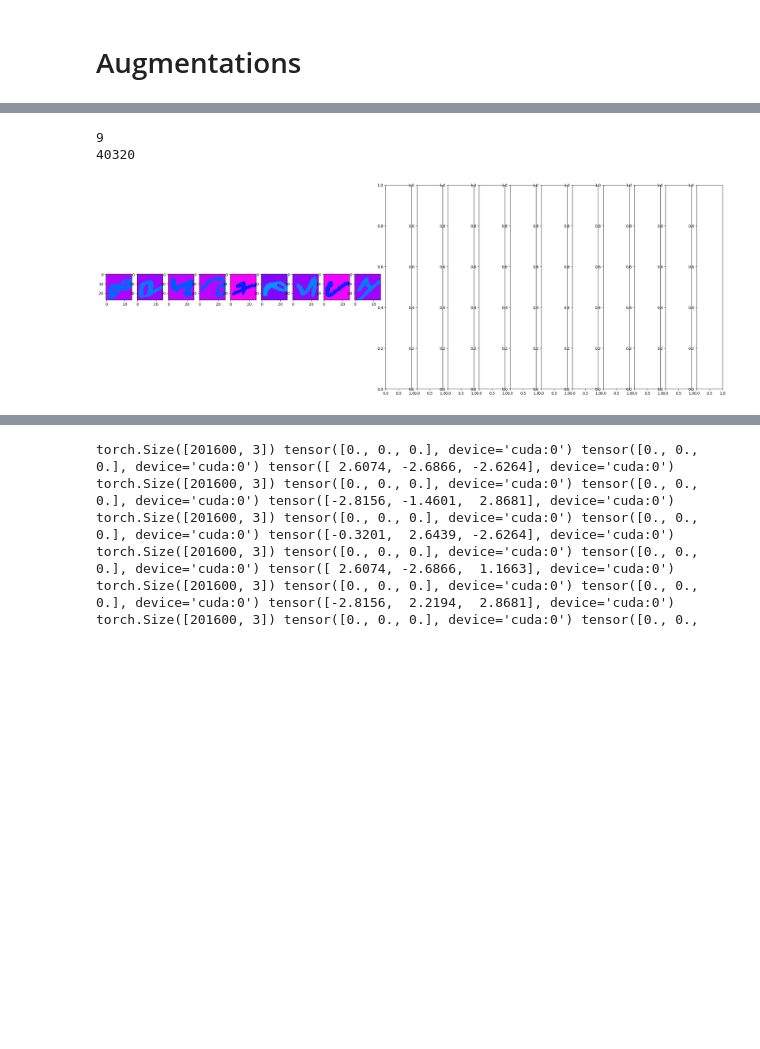
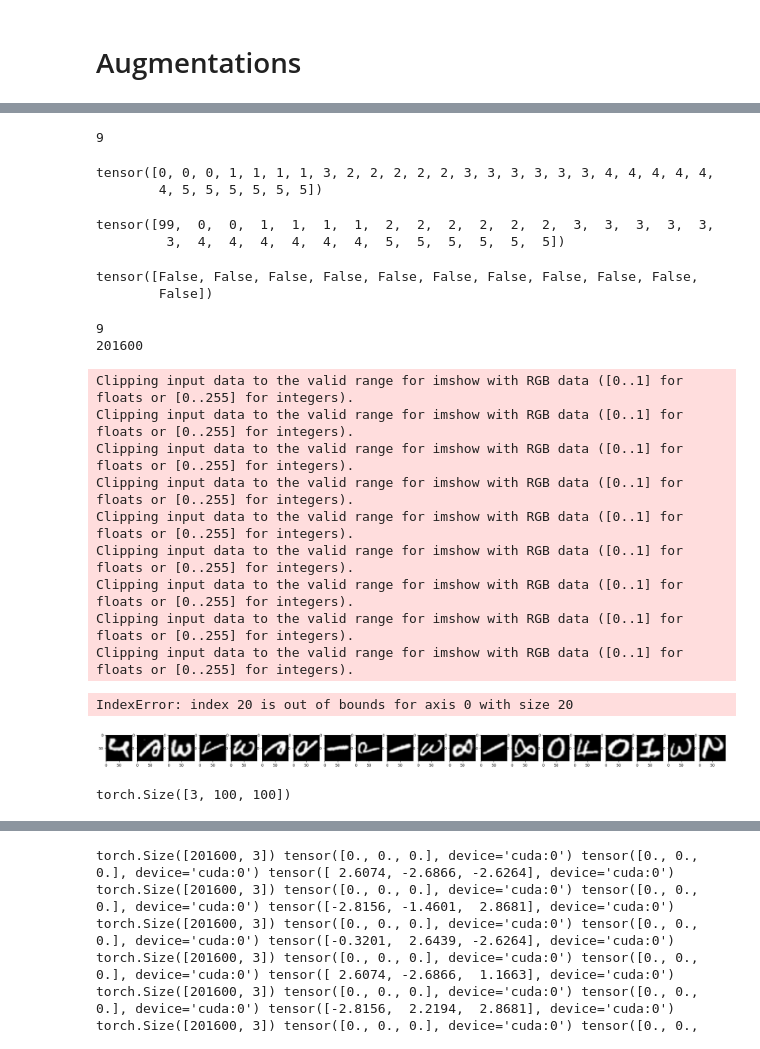
Before and after one commit to martinio1448/SCAFFOLD-PyTorch, a Jupyter notebook: src/read.ipynb, the cells around one changed output, grey strips where cells are left out. Drawn from its saved outputs; the diff is of its cells as text; code cells hidden in the pictures; blank space fills up the shorter version.

```diff
--- a/src/read.ipynb
+++ b/src/read.ipynb
@@ -326,6 +463,9 @@ class DultiConcatDataset(Dataset[T_co]):
                       "cumulative_sizes", DeprecationWarning, stacklevel=2)
         return self.cumulative_sizes
 # %%
+from torchvision.transforms.functional import elastic_transform
+
+
 class CyclicDeform:
     def __init__(self, epoch: int, cycle: int, img_size: tuple[int], device: torch.device, stretch_intensity=3):
         self.epoch = epoch
@@ -360,4 +500,15 @@ class CyclicDeform:
         deformed = elastic_transform(sample, self.displacement)
         # deformed = elasticdeform.deform_grid(image.numpy(), self.displacement.numpy())
         return deformed
+
+class ExpandToRGB:
+    def __init__(self):
+        a = 1
+        # print(self.displacement.shape)
+
+    def __call__(self, sample: torch.tensor):
+        norm = (sample - torch.min(sample))/torch.max(sample)
+        ret = norm.repeat_interleave(3, dim=1)
+        # deformed = elasticdeform.deform_grid(image.numpy(), self.displacement.numpy())
+        return ret
 # %%
@@ -411,0 +571,4 @@ tensor(3)
+# %%
+len(a)
+# %% [output]
+9
@@ -412,32 +617,75 @@ tensor(3)
+# %%
+b = LabelSwap(2)
+t = torch.tensor([0,0,0,1,1,1,1,2,2,2,2,2,2,3,3,3,3,3,3,4,4,4,4,4,4,5,5,5,5,5,5])
+b.__call__(t)
+# %% [output]
+tensor([0, 0, 0, 1, 1, 1, 1, 3, 2, 2, 2, 2, 2, 3, 3, 3, 3, 3, 3, 4, 4, 4, 4, 4,
+        4, 5, 5, 5, 5, 5, 5])
+# %%
+t = torch.tensor([0,0,0,1,1,1,1,2,2,2,2,2,2,3,3,3,3,3,3,4,4,4,4,4,4,5,5,5,5,5,5])
+t[[0,1,2,3][0]] = 99
+t
+# %% [output]
+tensor([99,  0,  0,  1,  1,  1,  1,  2,  2,  2,  2,  2,  2,  3,  3,  3,  3,  3,
+         3,  4,  4,  4,  4,  4,  4,  5,  5,  5,  5,  5,  5])
+# %%
+v = torch.tensor([True,True,True,True,True,True,False,False,False,False,False])
+v[v] = False
+v
+# %% [output]
+tensor([False, False, False, False, False, False, False, False, False, False,
+        False])
 # %%
-device = "cuda:0"
+device = "cpu"
 
 data_transforms = transforms.Compose([
-    TorchDeform(epoch= 50, cycle= 120, img_size=(28,28), stretch_intensity=0.2, device=device, control_points=(2,2)),
-    CycleColor(epoch = 50, cycle= 80, tolerance=0.1, device=device),
-    transforms.Normalize(mean=(0.3798, 0.3760, 0.3695) , std=(0.0461, 0.0469, 0.0455)),
+    CyclicDeform(epoch= 50, cycle= 120, img_size=(28,28), stretch_intensity=0.2, device=device),
+    CycleColor(epoch = 50, cycle= 80, background_tolerance=0.1, device=device, generation_range=10, style_count=500),
+    transforms.Resize((100,100), antialias=False)
+
+    # transforms.Normalize(mean=(0.3798, 0.3760, 0.3695) , std=(0.0461, 0.0469, 0.0455)),
+])
+
+test_transforms = transforms.Compose([
+            ExpandToRGB(),
+            transforms.Resize((100,100), antialias=False),
+
 ])
 
 train_data = [CudaDataset(_set["train"], device=device) for _set in t[1:]]
 print(len(train_data))
-aug_set = AugSet(DultiConcatDataset(train_data, device=device), data_transforms)
+aug_set = AugSet(DultiConcatDataset(train_data, device=device), test_transforms)
 samp = BatchSampler(RandomSampler(aug_set), 5000, drop_last=False)
 # aug_loader =  DataLoader(au
 
 fig, axs = plt.subplots(1,20, figsize=(30,10))
 
 print(len(aug_set))
 for batch_num, idx in enumerate(samp):
     xs,ys=aug_set[idx]
     # print(xs.shape)
     x=xs[5]
     pic = x.to("cpu").permute(1, 2, 0).numpy()
     normalized = (pic - np.min(pic))/np.ptp(pic)
 
-    axs[batch_num].imshow(normalized, cmap="gray")
+    axs[batch_num].imshow(pic)
 
 # plt.imshow(x.transpose(1,2,0))
 # %% [output]
 9
-40320
+201600
+Clipping input data to the valid range for imshow with RGB data ([0..1] for floats or [0..255] for integers).
+Clipping input data to the valid range for imshow with RGB data ([0..1] for floats or [0..255] for integers).
+Clipping input data to the valid range for imshow with RGB data ([0..1] for floats or [0..255] for integers).
+Clipping input data to the valid range for imshow with RGB data ([0..1] for floats or [0..255] for integers).
+Clipping input data to the valid range for imshow with RGB data ([0..1] for floats or [0..255] for integers).
+Clipping input data to the valid range for imshow with RGB data ([0..1] for floats or [0..255] for integers).
+Clipping input data to the valid range for imshow with RGB data ([0..1] for floats or [0..255] for integers).
+Clipping input data to the valid range for imshow with RGB data ([0..1] for floats or [0..255] for integers).
+Clipping input data to the valid range for imshow with RGB data ([0..1] for floats or [0..255] for integers).
+IndexError: index 20 is out of bounds for axis 0 with size 20
-[figure, old version]
+[figure, new version]
+# %%
+x.shape
+# %% [output]
+torch.Size([3, 100, 100])
```
Also changed, not shown: parts of 41 cells of this notebook, 7 other files.
